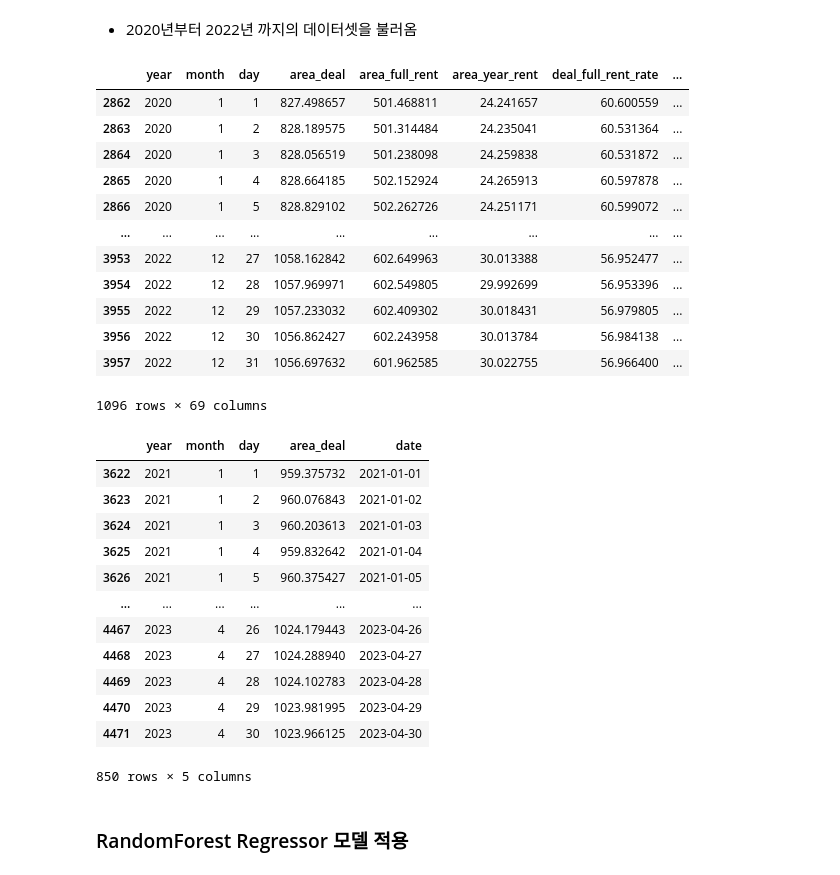
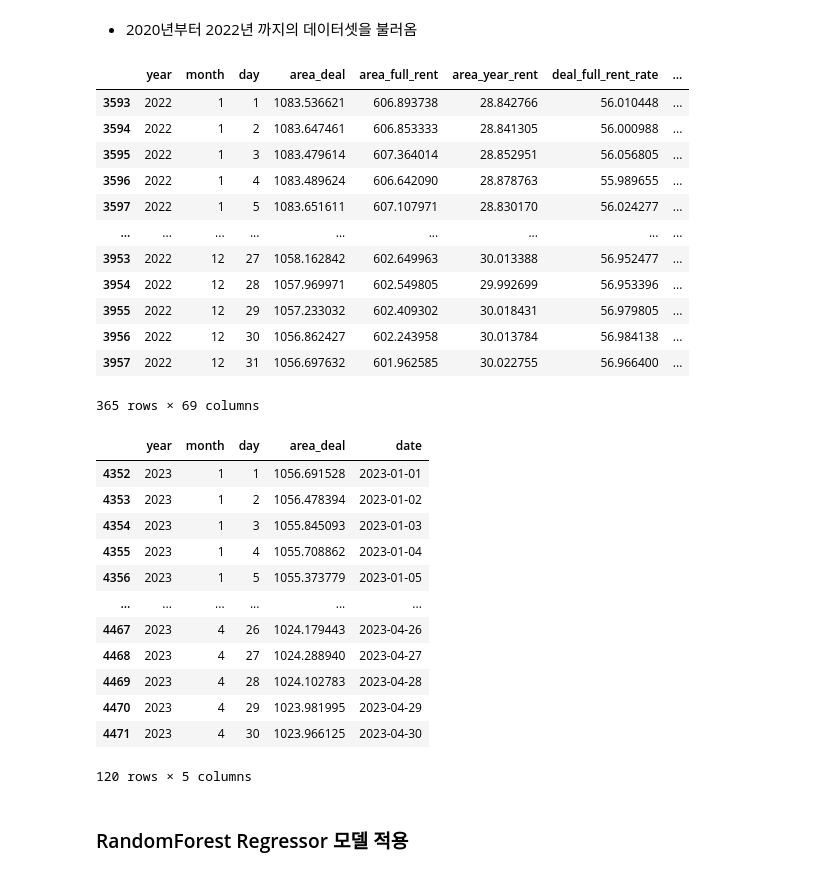
Before and after one commit to Ryong1998/house_price, a Jupyter notebook: apartment_project_2.ipynb, the cells around one changed output. Cells and saved outputs as stored; diff of their text form; code cells hidden in the pictures.

```diff
--- a/apartment_project_2.ipynb
+++ b/apartment_project_2.ipynb
@@ -2091,47 +2277,45 @@ Root Mean Squared Error: 0.8239300241628716
 # %%
 import pandas as pd
 df_final_pred_dataset = pd.read_pickle('/content/drive/MyDrive/house_price/after_data/apartment_project_2/df_original_dataset_without_future.pkl')
 # df_final_pred_dataset = df_final_pred_dataset.loc[~((df_final_pred_dataset['year']==2022)&(df_final_pred_dataset['month']>4)),:]
-df_final_pred_dataset = df_final_pred_dataset.loc[df_final_pred_dataset['year']>2019,:] # 2019년 이후 데이터들만을 필터링()
+df_final_pred_dataset = df_final_pred_dataset.loc[df_final_pred_dataset['year']>2021,:] # 2019년 이후 데이터들만을 필터링()
 df_final_pred_dataset['future_date'] = df_final_pred_dataset['date'] + pd.Timedelta(days=365) # 1년 뒤 날짜들을 컬럼으로 추가(그래프에 출력을 위해서)
 df_final_pred_dataset
 # %% [output]
 |  | year | month | day | area_deal | area_full_rent | area_year_rent | deal_full_rent_rate | ... |
-| 2862 | 2020 | 1 | 1 | 827.498657 | 501.468811 | 24.241657 | 60.600559 | ... |
-| 2863 | 2020 | 1 | 2 | 828.189575 | 501.314484 | 24.235041 | 60.531364 | ... |
-| 2864 | 2020 | 1 | 3 | 828.056519 | 501.238098 | 24.259838 | 60.531872 | ... |
-| 2865 | 2020 | 1 | 4 | 828.664185 | 502.152924 | 24.265913 | 60.597878 | ... |
-| 2866 | 2020 | 1 | 5 | 828.829102 | 502.262726 | 24.251171 | 60.599072 | ... |
+| 3593 | 2022 | 1 | 1 | 1083.536621 | 606.893738 | 28.842766 | 56.010448 | ... |
+| 3594 | 2022 | 1 | 2 | 1083.647461 | 606.853333 | 28.841305 | 56.000988 | ... |
+| 3595 | 2022 | 1 | 3 | 1083.479614 | 607.364014 | 28.852951 | 56.056805 | ... |
+| 3596 | 2022 | 1 | 4 | 1083.489624 | 606.642090 | 28.878763 | 55.989655 | ... |
+| 3597 | 2022 | 1 | 5 | 1083.651611 | 607.107971 | 28.830170 | 56.024277 | ... |
 | ... | ... | ... | ... | ... | ... | ... | ... | ... |
 | 3953 | 2022 | 12 | 27 | 1058.162842 | 602.649963 | 30.013388 | 56.952477 | ... |
 | 3954 | 2022 | 12 | 28 | 1057.969971 | 602.549805 | 29.992699 | 56.953396 | ... |
 | 3955 | 2022 | 12 | 29 | 1057.233032 | 602.409302 | 30.018431 | 56.979805 | ... |
 | 3956 | 2022 | 12 | 30 | 1056.862427 | 602.243958 | 30.013784 | 56.984138 | ... |
 | 3957 | 2022 | 12 | 31 | 1056.697632 | 601.962585 | 30.022755 | 56.966400 | ... |
-1096 rows × 69 columns
+365 rows × 69 columns
 # %%
-# 일자별 실제 평당 가격을 알기 위해서 사용(2023년도 포함)
+# 일자별 실제 평당 가격을 알기 위해서 사용(2023년)
 df_area_micro = pd.read_pickle('/content/drive/MyDrive/house_price/after_data/apartment_project_2/df_area_micro.pkl')
 df_final_actual =  df_area_micro[['year','month','day','area_deal']].copy()
 df_final_actual['date'] = pd.to_datetime(df_final_actual[['year','month','day']])
-df_final_actual = df_final_actual.loc[~(df_final_actual['year']==2012),:]
-df_final_actual = df_final_actual.loc[~((df_final_actual['year']==2013)&(df_final_actual['month']<3)),:]
-df_final_actual = df_final_actual.loc[df_final_actual['year']>2020,:]
+df_final_actual = df_final_actual.loc[df_final_actual['year']==2023]
 df_final_actual
 # %% [output]
 |  | year | month | day | area_deal | date |
-| 3622 | 2021 | 1 | 1 | 959.375732 | 2021-01-01 |
-| 3623 | 2021 | 1 | 2 | 960.076843 | 2021-01-02 |
-| 3624 | 2021 | 1 | 3 | 960.203613 | 2021-01-03 |
-| 3625 | 2021 | 1 | 4 | 959.832642 | 2021-01-04 |
-| 3626 | 2021 | 1 | 5 | 960.375427 | 2021-01-05 |
+| 4352 | 2023 | 1 | 1 | 1056.691528 | 2023-01-01 |
+| 4353 | 2023 | 1 | 2 | 1056.478394 | 2023-01-02 |
+| 4354 | 2023 | 1 | 3 | 1055.845093 | 2023-01-03 |
+| 4355 | 2023 | 1 | 4 | 1055.708862 | 2023-01-04 |
+| 4356 | 2023 | 1 | 5 | 1055.373779 | 2023-01-05 |
 | ... | ... | ... | ... | ... | ... |
 | 4467 | 2023 | 4 | 26 | 1024.179443 | 2023-04-26 |
 | 4468 | 2023 | 4 | 27 | 1024.288940 | 2023-04-27 |
 | 4469 | 2023 | 4 | 28 | 1024.102783 | 2023-04-28 |
 | 4470 | 2023 | 4 | 29 | 1023.981995 | 2023-04-29 |
 | 4471 | 2023 | 4 | 30 | 1023.966125 | 2023-04-30 |
-850 rows × 5 columns
+120 rows × 5 columns
 # %% [markdown]
 ### RandomForest Regressor 모델 적용
 # %%
```
Also changed, not shown: parts of 27 cells of this notebook.
